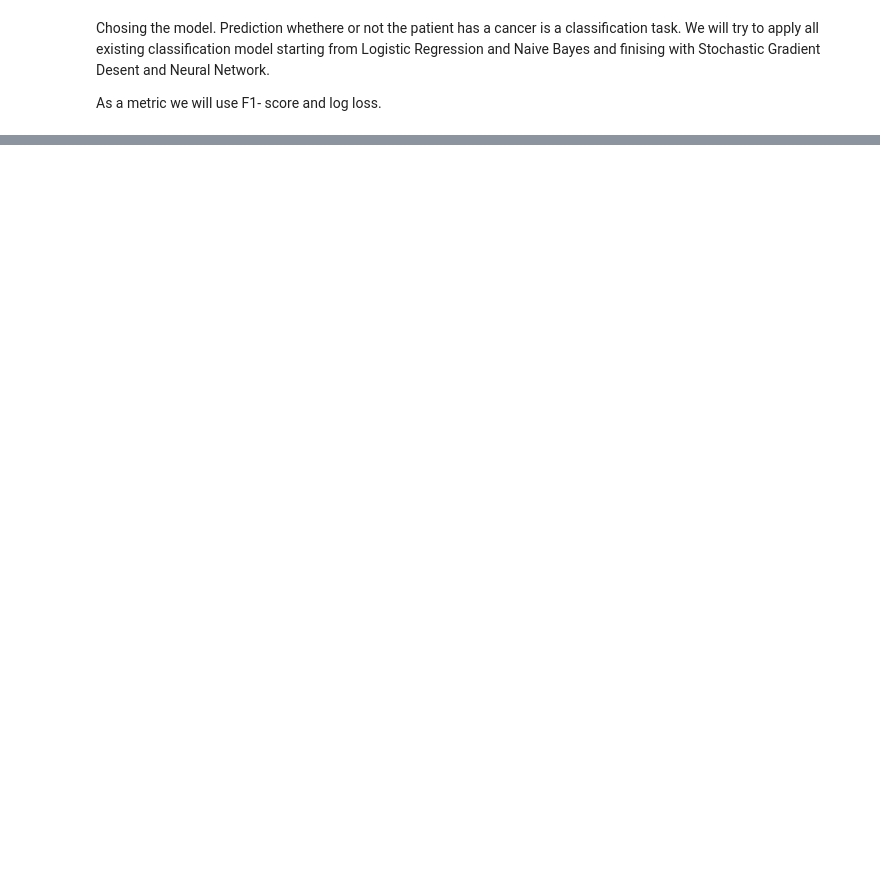
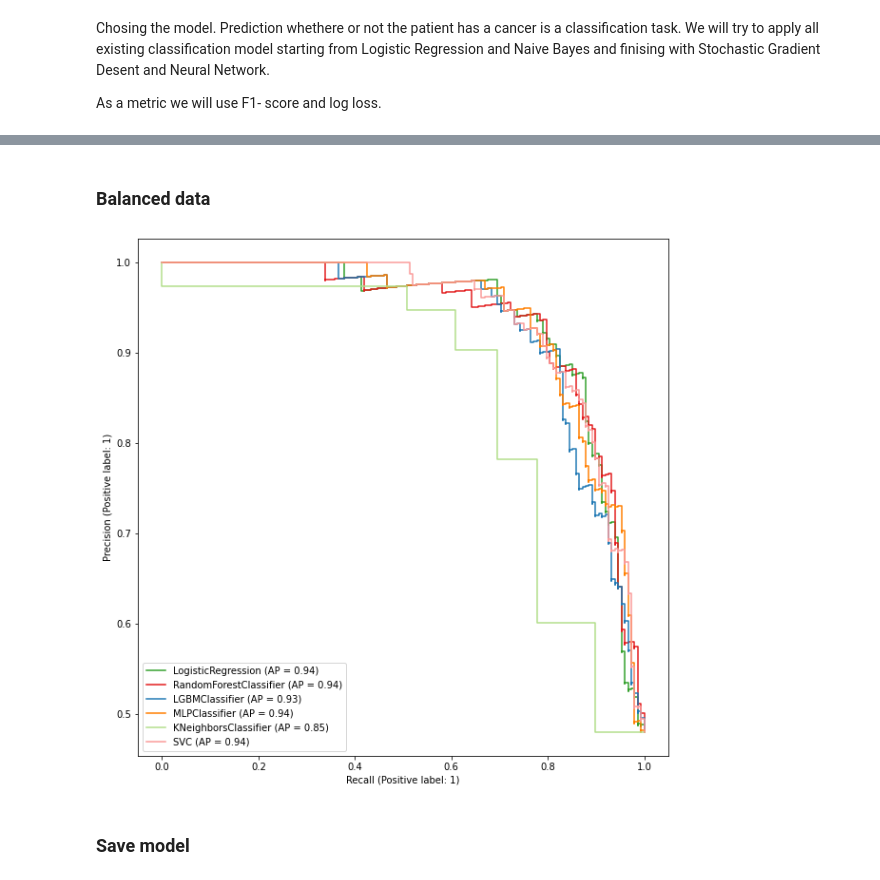
Before and after one commit to rolandina/breast-cancer-prediction-fastapi, a Jupyter notebook: notebooks/EDA.ipynb, the cells around one changed output, grey strips where cells are left out. Saved outputs shown, nothing was run; the diff lists cells and outputs as text; code cells hidden in the pictures; blank space fills up the shorter version.

```diff
--- a/notebooks/EDA.ipynb
+++ b/notebooks/EDA.ipynb
@@ -144,0 +789,11 @@ As a metric we will use F1- score and log loss.
+# %% [markdown]
+### Balanced data
+# %%
+fig = plt.figure(figsize=(10,10))
+ax = fig.gca()
+for m in best_models_balanced_data:
+    plot_precision_recall_curve(m.best_estimator_, X_test_b, y_test_b, ax=ax)
+# %% [output]
+[figure, added]
+# %% [markdown]
+### Save model
```
Also changed, not shown: parts of 113 cells of this notebook, 5 other files.
